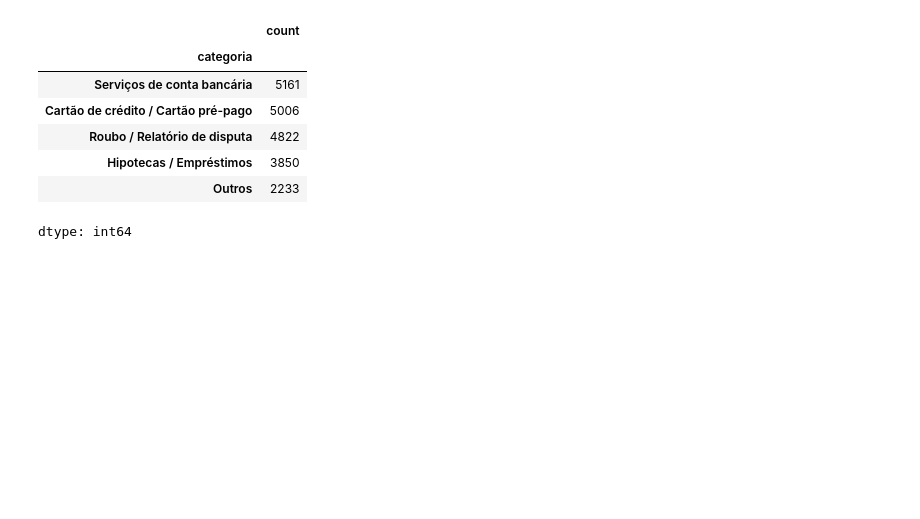
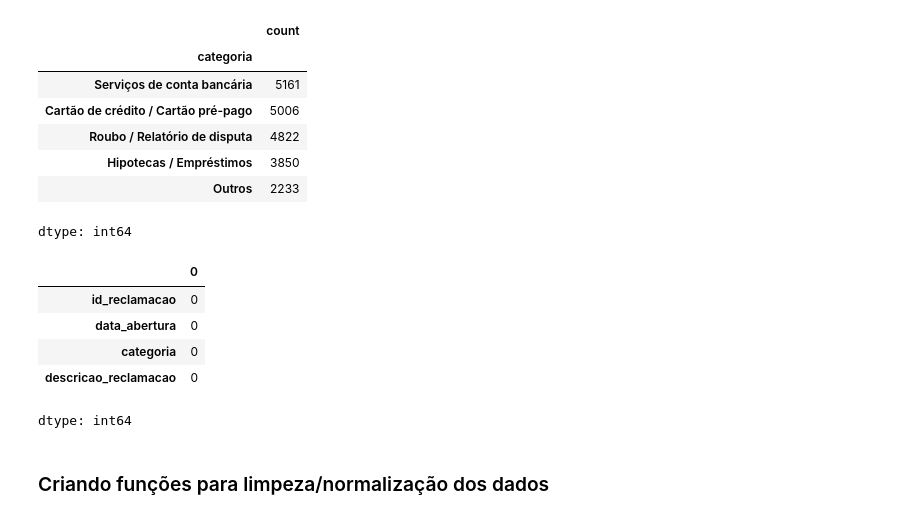
Before and after one commit to lpoggetto/trabalho_nlp_fiap, a Jupyter notebook: trabalho_nlp_fiap.ipynb, the cells around one changed output. Saved outputs shown, nothing was run; the diff lists cells and outputs as text; code cells hidden in the pictures; blank space fills up the shorter version.

```diff
--- a/trabalho_nlp_fiap.ipynb
+++ b/trabalho_nlp_fiap.ipynb
@@ -31,3 +50,14 @@ df['categoria'].value_counts()
 | Hipotecas / Empréstimos | 3850 |
 | Outros | 2233 |
 dtype: int64
+# %%
+df.isnull().sum()
+# %% [output]
+|  | 0 |
+| id_reclamacao | 0 |
+| data_abertura | 0 |
+| categoria | 0 |
+| descricao_reclamacao | 0 |
+dtype: int64
+# %% [markdown]
+### Criando funções para limpeza/normalização dos dados
```
Also changed, not shown: parts of 6 cells of this notebook.
